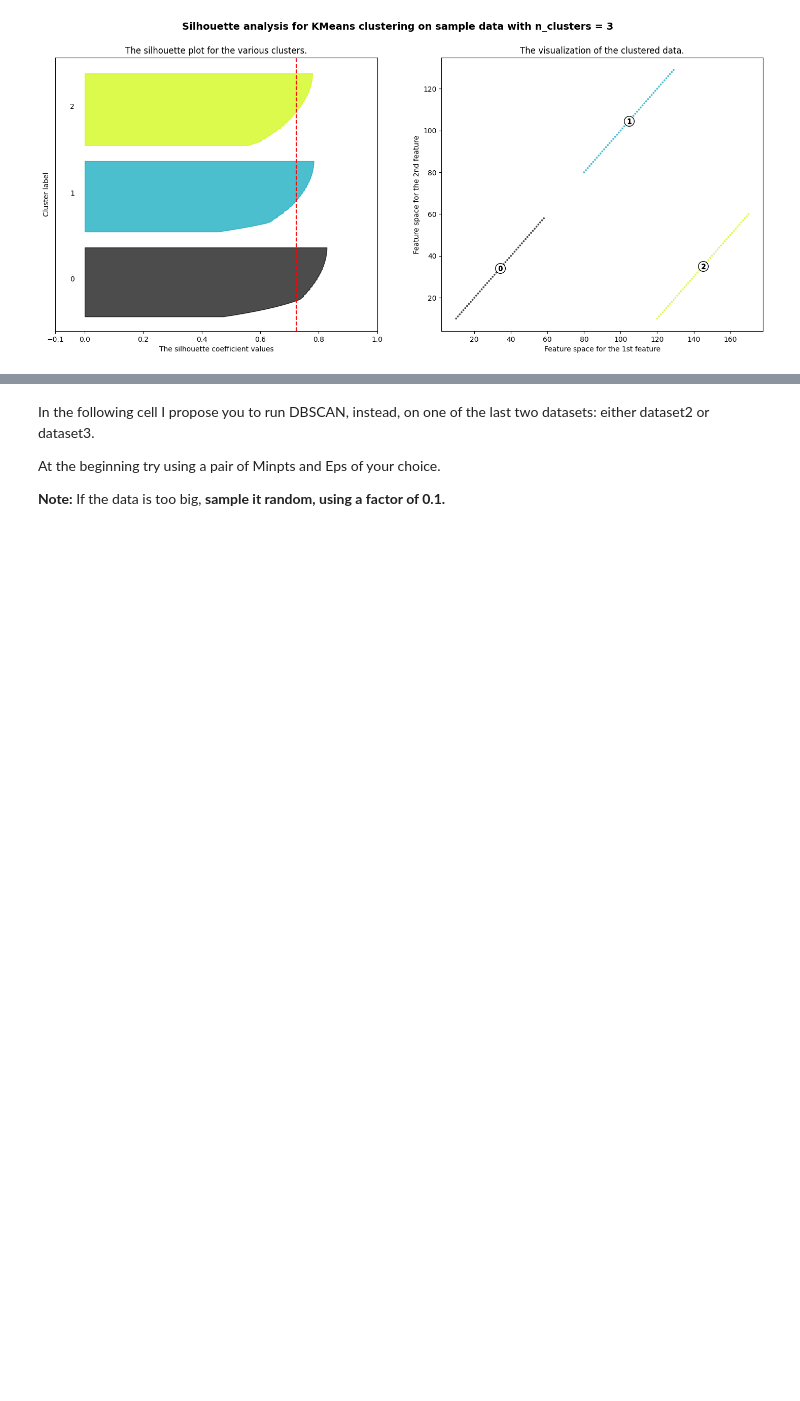
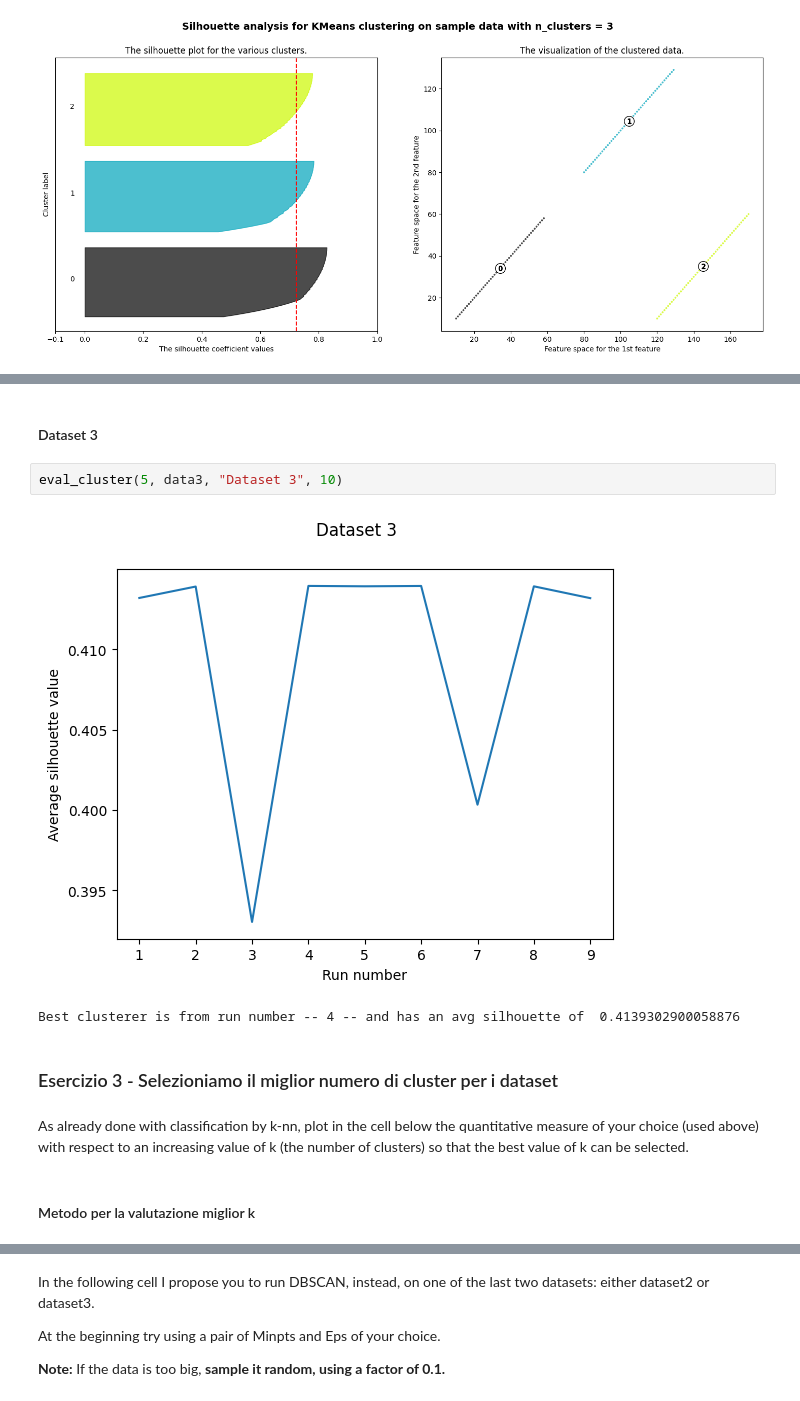
Before and after one commit to PaoloBonicco7/ml-uniTo-21-22, a Jupyter notebook: Meo/3_clustering/my_clustering_copy_for_students_aa_20_21.ipynb, the cells around one changed output, grey strips where cells are left out. Drawn from its saved outputs; the diff is of its cells as text; blank space fills up the shorter version.

```diff
--- a/Meo/3_clustering/my_clustering_copy_for_students_aa_20_21.ipynb
+++ b/Meo/3_clustering/my_clustering_copy_for_students_aa_20_21.ipynb
@@ -431 +421,14 @@ For n_clusters = 3 The average silhouette_score is : 0.7229402453727759
+# %% [markdown]
+#### Dataset 3
+# %%
+eval_cluster(5, data3, "Dataset 3", 10)
+# %% [output]
+[figure, added]
+Best clusterer is from run number -- 4 -- and has an avg silhouette of  0.4139302900058876
+# %% [markdown]
+### Esercizio 3 - Selezioniamo il miglior numero di cluster per i dataset
+# %% [markdown]
+As already done with classification by k-nn, plot in the cell below the quantitative measure of your choice (used above) with respect to an increasing value of k (the number of clusters) so that the best value of k can be selected.
+# %% [markdown]
+#### Metodo per la valutazione miglior k
 # %%
```
Also changed, not shown: parts of 44 cells of this notebook, 2 other files.
